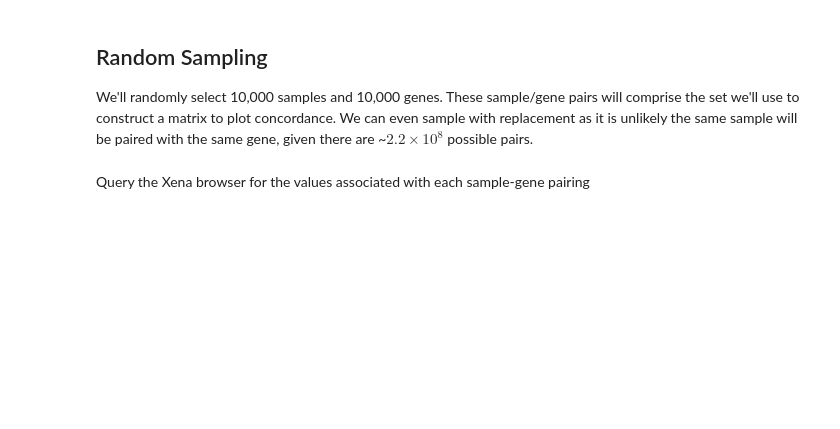
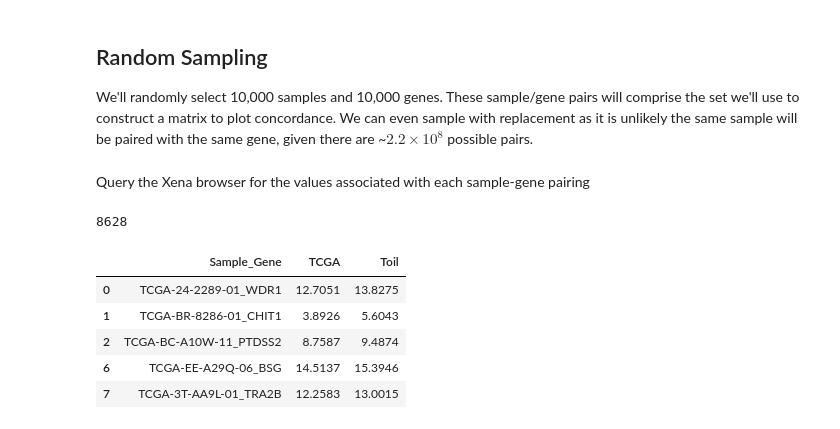
Before and after one commit to jvivian/ipython_notebooks, a Jupyter notebook: toil_recompute_concordance/Toil Recompute Concordance.ipynb, the cells around one changed output. Saved outputs shown, nothing was run; the diff lists cells and outputs as text; code cells hidden in the pictures; blank space fills up the shorter version.

```diff
--- a/toil_recompute_concordance/Toil Recompute Concordance.ipynb
+++ b/toil_recompute_concordance/Toil Recompute Concordance.ipynb
@@ -62,4 +67,17 @@ for i in tqdm(xrange(10000)):
 df = pd.DataFrame(pairings, columns=['Sample_Gene', 'TCGA', 'Toil'])
 # %%
 df_drop = df[df.Toil != 'NaN']
+# %%
+len(df_drop)
+# %% [output]
+8628
+# %%
+df_drop.head()
+# %% [output]
+|  | Sample_Gene | TCGA | Toil |
+| 0 | TCGA-24-2289-01_WDR1 | 12.7051 | 13.8275 |
+| 1 | TCGA-BR-8286-01_CHIT1 | 3.8926 | 5.6043 |
+| 2 | TCGA-BC-A10W-11_PTDSS2 | 8.7587 | 9.4874 |
+| 6 | TCGA-EE-A29Q-06_BSG | 14.5137 | 15.3946 |
+| 7 | TCGA-3T-AA9L-01_TRA2B | 12.2583 | 13.0015 |
 # %%
```
Also changed, not shown: parts of 4 cells of this notebook, 3 other files.
